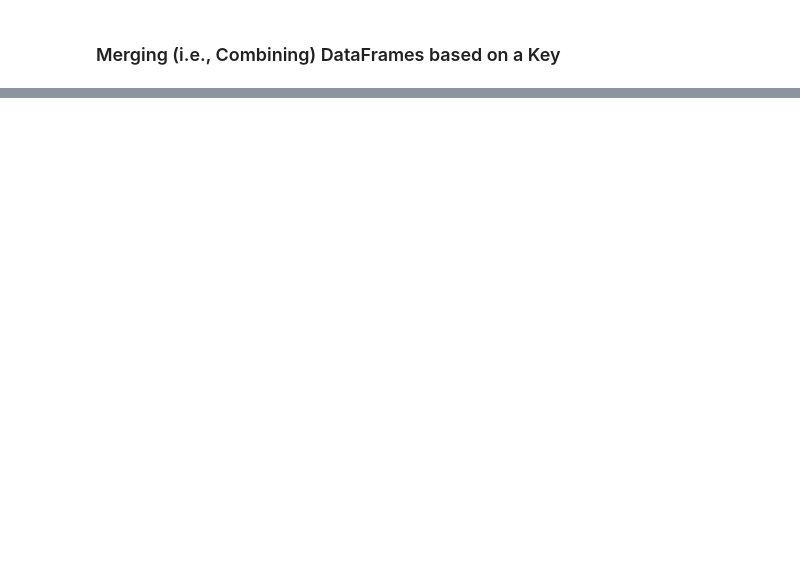
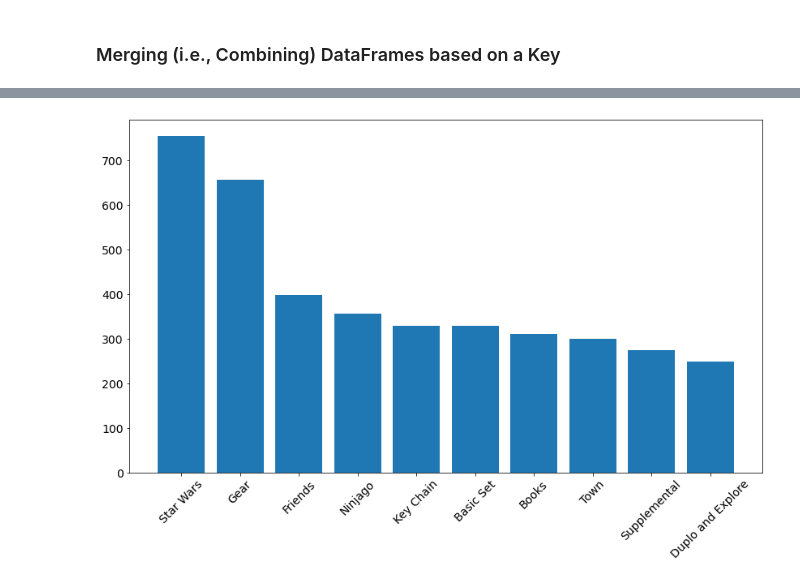
Before and after one commit to Erimsaholut/dataScience, a Jupyter notebook: exercises/udemy-angelaYu/LEGO Data (start)/Lego_Analysis_for_Course_(start).ipynb, the cells around one changed output, grey strips where cells are left out. Drawn from its saved outputs; the diff is of its cells as text; code cells hidden in the pictures; blank space fills up the shorter version.

```diff
--- a/exercises/udemy-angelaYu/LEGO Data (start)/Lego_Analysis_for_Course_(start).ipynb
+++ b/exercises/udemy-angelaYu/LEGO Data (start)/Lego_Analysis_for_Course_(start).ipynb
@@ -223,2 +301,9 @@ The themes.csv file has the actual theme names. The sets .csv has <code>theme_id
+# %%
+set_theme_count = pd.DataFrame({"id":sets_theme_id.index,
+                               "set_count": sets_theme_id["set_num"]})
 # %% [markdown]
 ### Merging (i.e., Combining) DataFrames based on a Key
+# %%
+df_themes.rename(columns={"id":"theme_id"},inplace=True)
+# %%
+merged_df = pd.merge(sets_theme_id["set_num"],df_themes,on="theme_id")
@@ -224,0 +326,2 @@ The themes.csv file has the actual theme names. The sets .csv has <code>theme_id
+# %%
+sorted_merged_df = merged_df.sort_values("set_num",ascending=False)
@@ -224,0 +342,8 @@ The themes.csv file has the actual theme names. The sets .csv has <code>theme_id
+# %%
+plt.figure(figsize=(14,8))
+plt.xticks(fontsize=14, rotation=45)
+plt.yticks(fontsize=14)
+plt.bar(sorted_merged_df.name[:10],sorted_merged_df.set_num[:10])
+plt.show()
+# %% [output]
+[figure, added]
```
Also changed, not shown: parts of 13 cells of this notebook.
